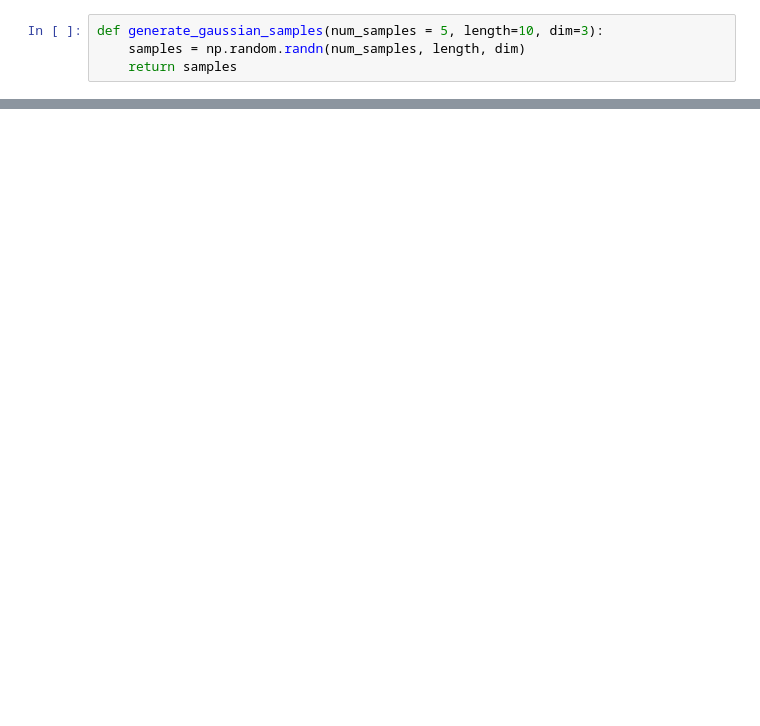
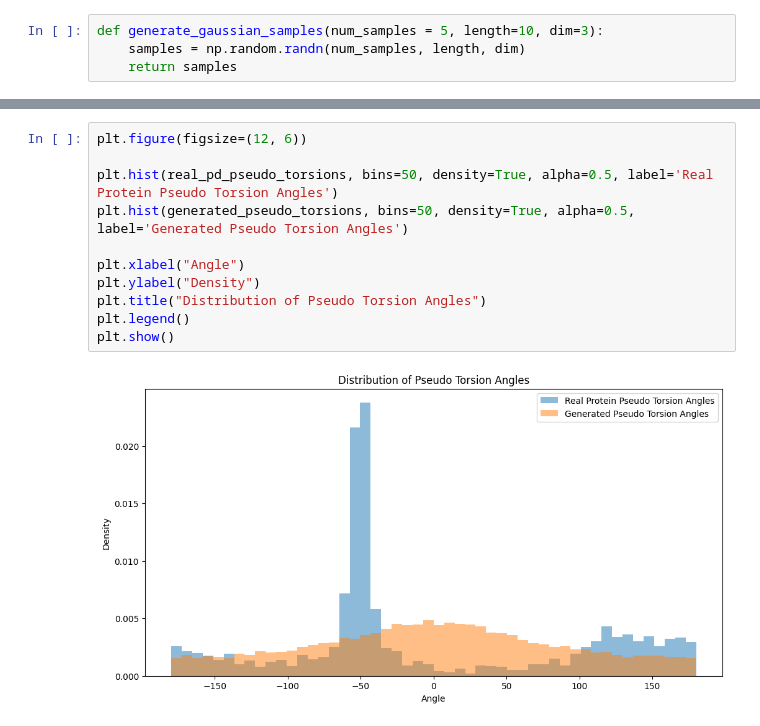
Before and after one commit to ijamil1/FlowMatching, a Jupyter notebook: FlowMatching_3d_real_protein_fragments.ipynb, the cells around one changed output, grey strips where cells are left out. Drawn from its saved outputs; the diff is of its cells as text; blank space fills up the shorter version.

```diff
--- a/FlowMatching_3d_real_protein_fragments.ipynb
+++ b/FlowMatching_3d_real_protein_fragments.ipynb
@@ -285,0 +388,13 @@ plt.show()
+# %%
+plt.figure(figsize=(12, 6))
+
+plt.hist(real_pd_pseudo_torsions, bins=50, density=True, alpha=0.5, label='Real Protein Pseudo Torsion Angles')
+plt.hist(generated_pseudo_torsions, bins=50, density=True, alpha=0.5, label='Generated Pseudo Torsion Angles')
+
+plt.xlabel("Angle")
+plt.ylabel("Density")
+plt.title("Distribution of Pseudo Torsion Angles")
+plt.legend()
+plt.show()
+# %% [output]
+[figure, added]
```
Also changed, not shown: parts of 12 cells of this notebook.
